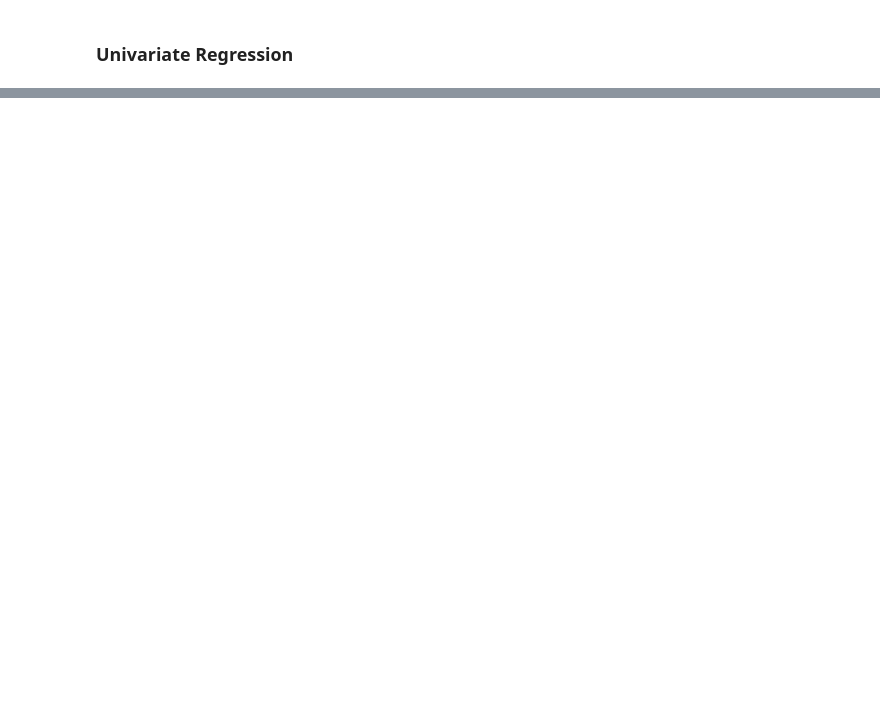
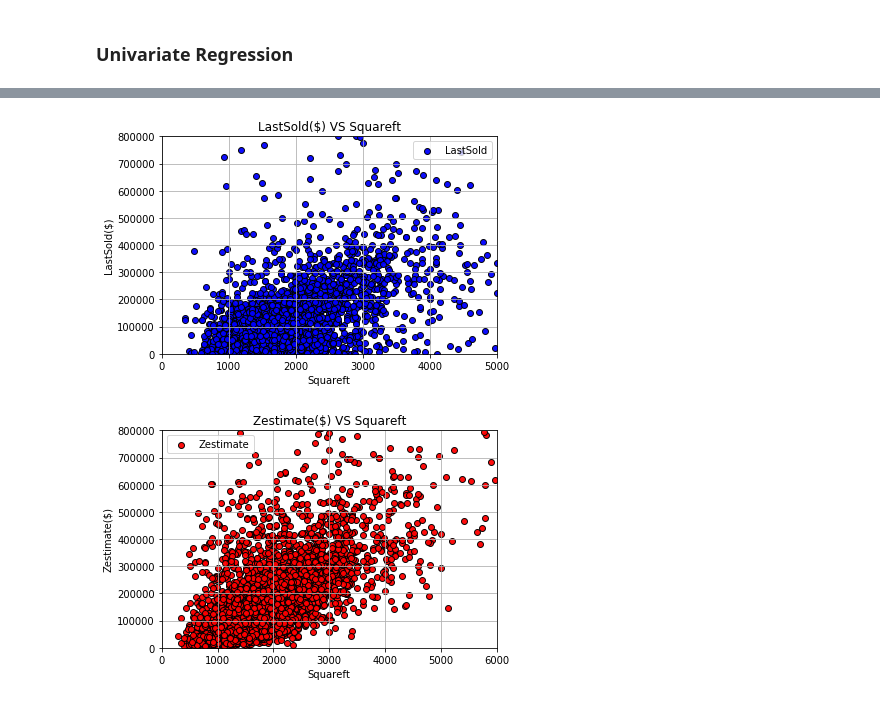
Before and after one commit to Cu8ng/Awesome_Group_Project, a Jupyter notebook: Cuong22222.ipynb, the cells around one changed output, grey strips where cells are left out. Cells and saved outputs as stored; diff of their text form; code cells hidden in the pictures; blank space fills up the shorter version.

```diff
--- a/Cuong22222.ipynb
+++ b/Cuong22222.ipynb
@@ -75,23 +116,26 @@ Yb = zdata2['Zestimate']
 # %%
 plt.scatter(X1,Y1,alpha=0.95,c='b',edgecolor = 'black')
 plt.xlabel('Squareft')
 plt.ylabel('LastSold($)')
 plt.ylim(0,800000)
 plt.xlim(-0.1,5000)
 plt.legend()
 plt.grid()
 plt.title('LastSold($) VS Squareft')
 plt.show()
 
-plt.scatter(Xb,Yb,alpha=0.95,c='b',edgecolor = 'black')
+plt.scatter(Xb,Yb,alpha=0.95,c='r',edgecolor = 'black')
 plt.xlabel('Squareft')
 plt.ylabel('Zestimate($)')
 plt.ylim(0,800000)
 plt.xlim(-0.1,6000)
 plt.legend()
 plt.grid()
 plt.title('Zestimate($) VS Squareft')
 plt.show()
+# %% [output]
+[figure, added]
+[figure, added]
 # %%
 dselect=dfreg[['YearBuilt', 'LastSold']]
 zdata=dselect.dropna(how='any')
```
Also changed, not shown: parts of 6 cells of this notebook.
